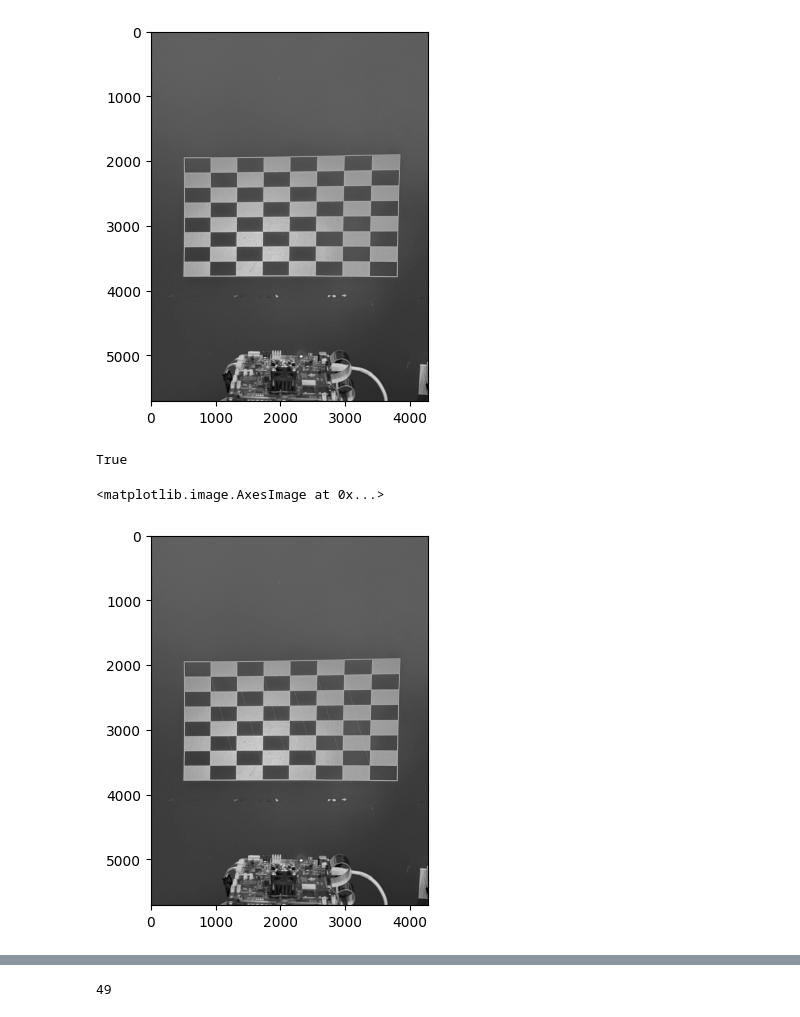
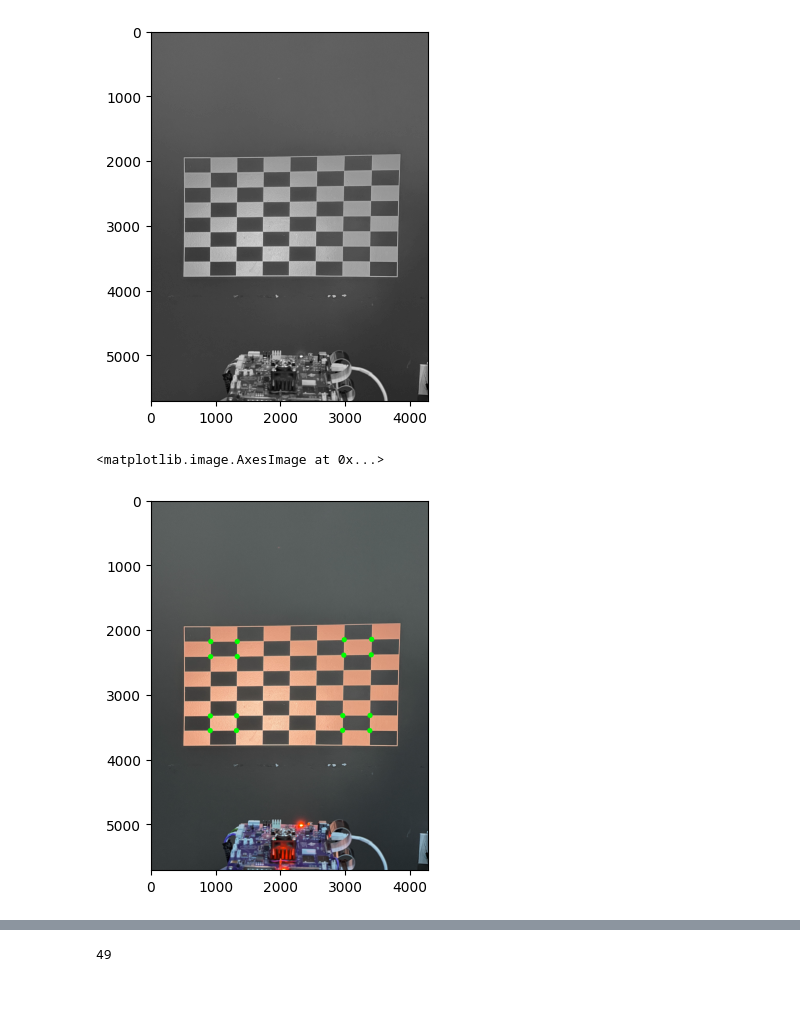
Before and after one commit to jsreed2003/TI-Image-Processing, a Jupyter notebook: keystone_correction/keystone_correction.ipynb, the cells around one changed output, grey strips where cells are left out. Saved outputs shown, nothing was run; the diff lists cells and outputs as text; code cells hidden in the pictures.

Commit message:
Updates to Corner Detection
Still brainstorming ways to make it more accurate

```diff
--- a/keystone_correction.ipynb
+++ b/keystone_correction/keystone_correction.ipynb
@@ -117,14 +117,28 @@ plt.imshow(gray, cmap='gray')
 # %%
 pattern_size = (8-1, 8-1)
 ret, corners = cv2.findChessboardCorners(gray, pattern_size)
 
-print(ret)
+# Order of Corners: Starts from the top-right, goes down each column.
 if ret: # Corners exist
-    cv2.drawChessboardCorners(gray, pattern_size, corners, ret)
+    for i in range(len(corners)):
+        # Top-Right corner is 0, 1, ps[0], ps[0]+1
+        # Bottom-Left corner adds ps[0]
+        # Last two elements add pattern_size[0] from first two.
+        if (i not in [0, 1, pattern_size[0], pattern_size[0]+1,
+                     pattern_size[0] - 1, pattern_size[0] - 2, 2*pattern_size[0] - 1, 2*pattern_size[0] - 2,
+                     len(corners)-1, len(corners) - 2, len(corners) - pattern_size[0], len(corners) - pattern_size[0] + 1,
+                     len(corners) - pattern_size[0] - 1,
+                     len(corners) - pattern_size[0] - 2,
+                     len(corners) - 2*pattern_size[0],
+                      len(corners) - 2*pattern_size[0] + 1]):
+            continue;
+        x = int(corners[i][0][0])
+        y = int(corners[i][0][1])
+        cv2.circle(img, (x, y), 40, (0, 255, 0), -1)
 
-plt.imshow(gray, cmap='gray')
+
+plt.imshow(img)
 # %% [output]
-True
+<matplotlib.image.AxesImage at 0x...>
-<matplotlib.image.AxesImage at 0x...>
-[figure, old version]
+[figure, new version]
 # %%
```
Also changed, not shown: parts of 1 cell of this notebook, 4 other files.
